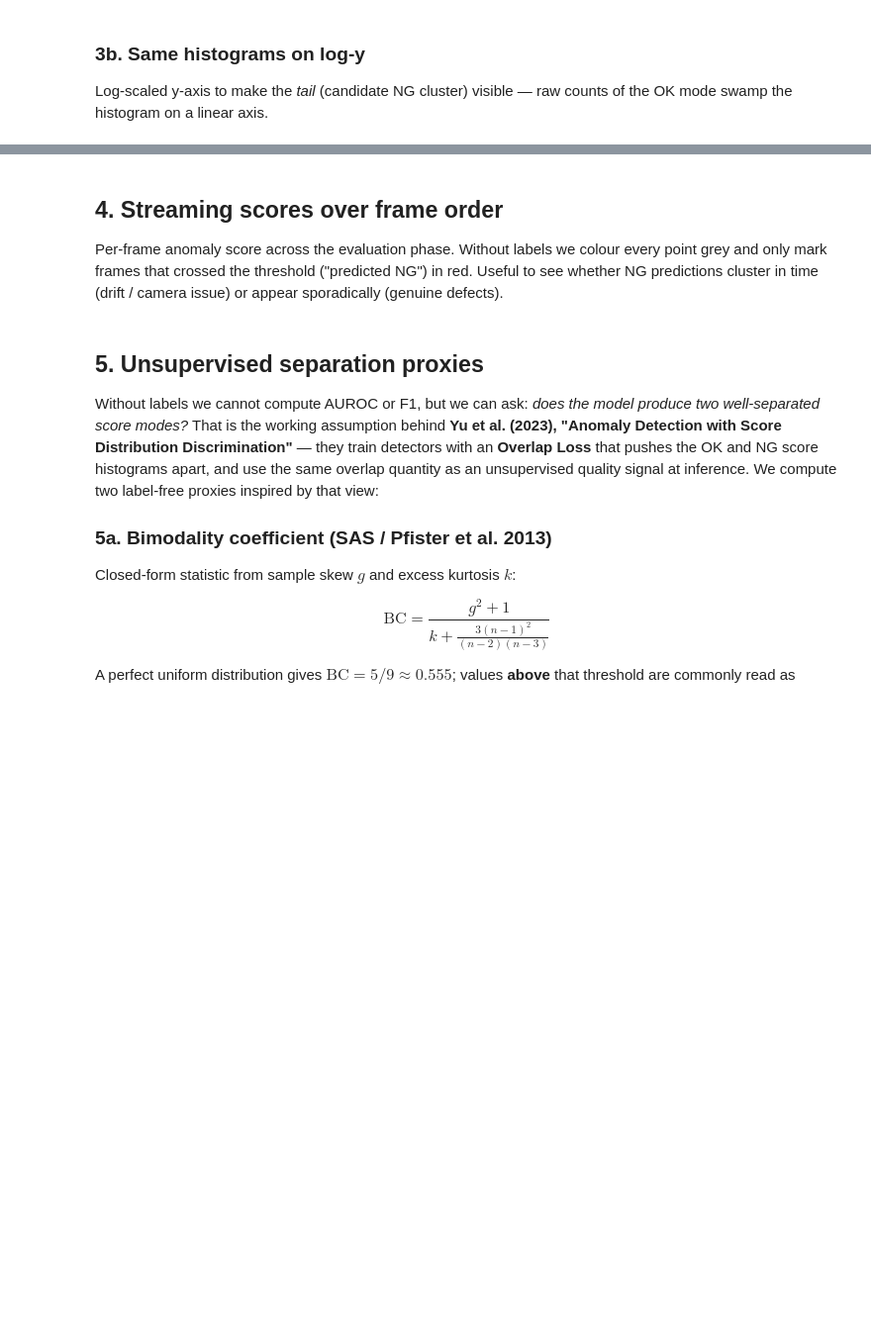
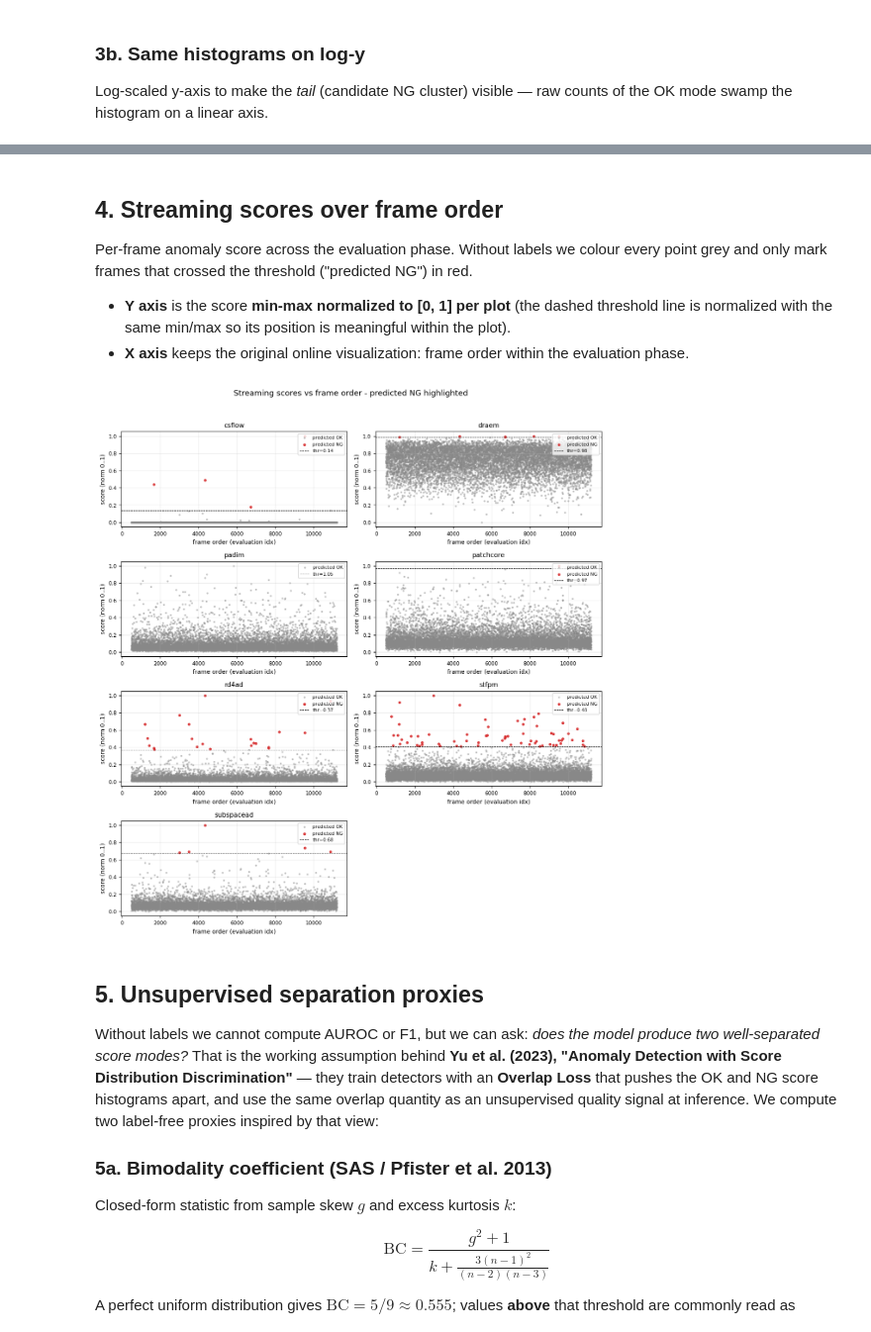
Before and after one commit to LorenzSF/Real-time-visual-defect-detection, a Jupyter notebook: notebooks and aux scripts/analyze_Experiment 7.ipynb, the cells around one changed output, grey strips where cells are left out. Shown at 99% size. Saved outputs shown, nothing was run; the diff lists cells and outputs as text; code cells hidden in the pictures; blank space fills up the shorter version.

```diff
--- a/notebooks and aux scripts/analyze_Experiment 7.ipynb
+++ b/notebooks and aux scripts/analyze_Experiment 7.ipynb
@@ -182,7 +293,10 @@ plt.show()
 # %% [markdown]
 ## 4. Streaming scores over frame order
 
-Per-frame anomaly score across the evaluation phase. Without labels we colour every point grey and only mark frames that crossed the threshold ("predicted NG") in red. Useful to see whether NG predictions cluster in time (drift / camera issue) or appear sporadically (genuine defects).
+Per-frame anomaly score across the evaluation phase. Without labels we colour every point grey and only mark frames that crossed the threshold ("predicted NG") in red.
+
+- **Y axis** is the score **min-max normalized to [0, 1] per plot** (the dashed threshold line is normalized with the same min/max so its position is meaningful within the plot).
+- **X axis** keeps the original online visualization: frame order within the evaluation phase.
 # %%
 def load_streaming_records(experiment: str, model: str | None = None) -> pd.DataFrame:
     sub = score_df[score_df["experiment"] == experiment]
@@ -196,40 +310,52 @@ fig, axes = plt.subplots(
     nrows, SCATTER_COLS,
     figsize=(SCATTER_COLS * 5.5, nrows * 3.0),
     squeeze=False,
 )
-fig.suptitle("Streaming scores vs frame order ? predicted NG highlighted", fontsize=12)
+fig.suptitle("Streaming scores vs frame order - predicted NG highlighted", fontsize=12)
 
 for i, model in enumerate(MODELS_PRESENT):
     ax = axes[i // SCATTER_COLS][i % SCATTER_COLS]
     row = df[df["model"] == model].iloc[0]
     recs = load_streaming_records(row["experiment"], model)
     if recs.empty:
         ax.set_visible(False)
         continue
     idx = recs["idx"].to_numpy(dtype=int)
     scores = recs["score"].to_numpy(dtype=float)
     preds = recs["pred_label"].fillna(-1).to_numpy(dtype=int)
+
+    finite = np.isfinite(scores)
+    if not finite.any():
+        ax.set_visible(False)
+        continue
+    s_min = float(scores[finite].min())
+    s_max = float(scores[finite].max())
+    denom = (s_max - s_min) if s_max > s_min else 1.0
+    scores_norm = (scores - s_min) / denom
+
     ng = preds == 1
-    ax.scatter(idx[~ng], scores[~ng], s=4, c="#888888", alpha=0.40, label="predicted OK")
+    ax.scatter(idx[~ng], scores_norm[~ng], s=4, c="#888888", alpha=0.40, label="predicted OK")
     if ng.any():
-        ax.scatter(idx[ng], scores[ng], s=10, c="tab:red", alpha=0.85, label="predicted NG")
+        ax.scatter(idx[ng], scores_norm[ng], s=10, c="tab:red", alpha=0.85, label="predicted NG")
     thr = row["threshold_value"]
     if pd.notna(thr):
-        ax.axhline(float(thr), color="black", lw=0.7, ls="--", label=f"thr={float(thr):.3g}")
-    upper = float(np.percentile(scores, 99.5))
-    ax.set_ylim(top=max(upper, float(thr) * 1.1 if pd.notna(thr) else upper))
+        thr_norm = (float(thr) - s_min) / denom
+        ax.axhline(thr_norm, color="black", lw=0.7, ls="--", label=f"thr={thr_norm:.2f}")
+    ax.set_ylim(-0.05, 1.05)
     ax.set_title(f"{model}", fontsize=10)
     ax.set_xlabel("frame order (evaluation idx)", fontsize=9)
-    ax.set_ylabel("score", fontsize=9)
+    ax.set_ylabel("score (norm 0..1)", fontsize=9)
     ax.tick_params(labelsize=8)
     ax.legend(fontsize=7, loc="upper right")
     ax.grid(alpha=0.25)
 
 for j in range(n_models, nrows * SCATTER_COLS):
     axes[j // SCATTER_COLS][j % SCATTER_COLS].set_visible(False)
 
 fig.tight_layout(rect=[0, 0, 1, 0.96])
 plt.show()
+# %% [output]
+[figure, added]
 # %% [markdown]
 ## 5. Unsupervised separation proxies
 
```
Also changed, not shown: parts of 14 cells of this notebook, 4 other files.
